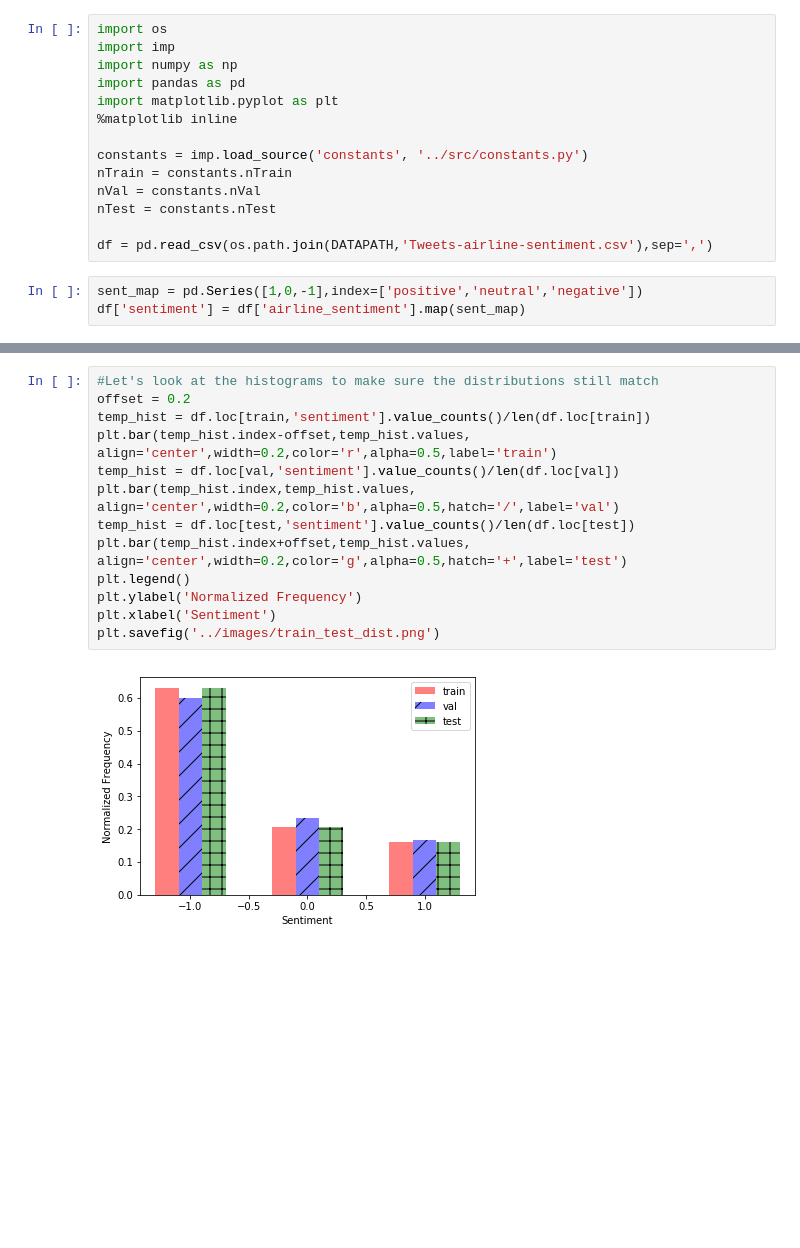
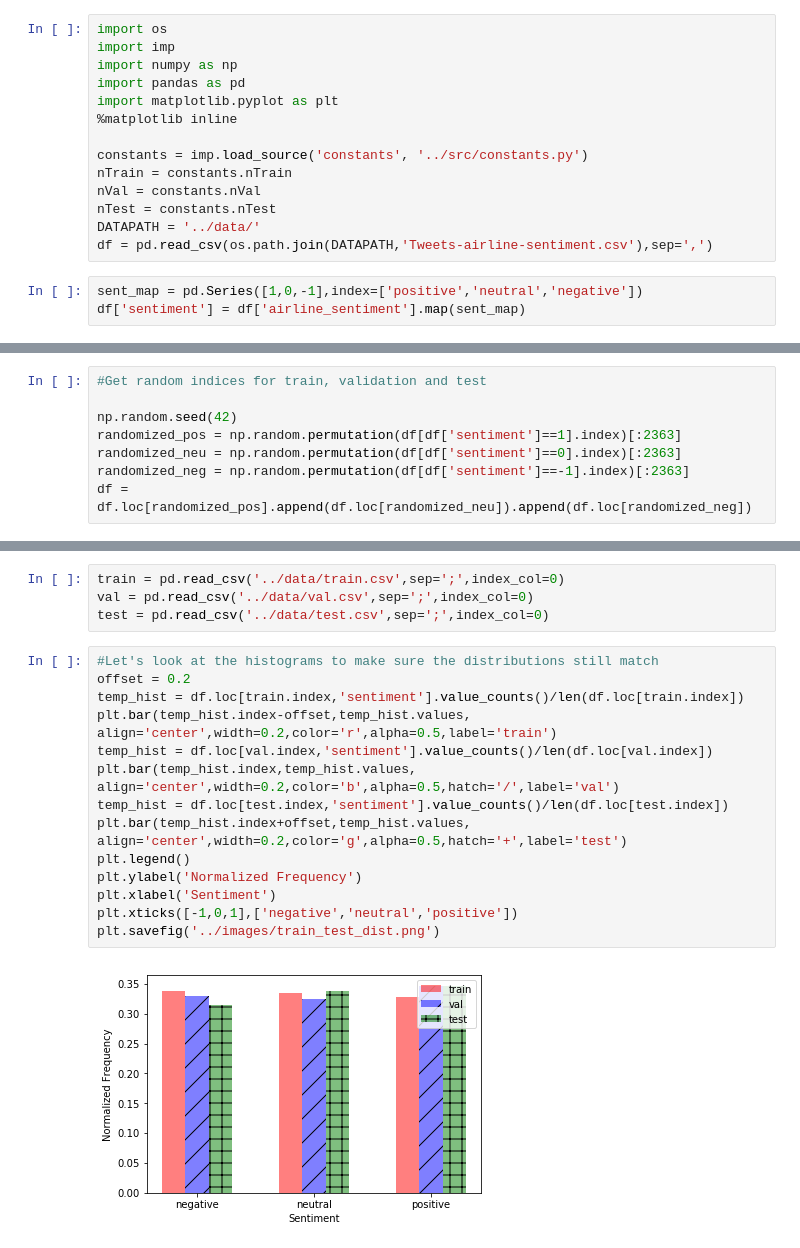
Before and after one commit to robertahunt/Twitter-Airline-Sentiment-Analysis, a Jupyter notebook: playground/Train Test Split.ipynb, the cells around one changed output, grey strips where cells are left out. Drawn from its saved outputs; the diff is of its cells as text; blank space fills up the shorter version.

```diff
--- a/playground/Train Test Split.ipynb
+++ b/playground/Train Test Split.ipynb
@@ -10,7 +10,7 @@ constants = imp.load_source('constants', '../src/constants.py')
 nTrain = constants.nTrain
 nVal = constants.nVal
 nTest = constants.nTest
-
+DATAPATH = '../data/'
 df = pd.read_csv(os.path.join(DATAPATH,'Tweets-airline-sentiment.csv'),sep=',')
 # %%
 sent_map = pd.Series([1,0,-1],index=['positive','neutral','negative'])
@@ -18 +22,9 @@ df['sentiment'] = df['airline_sentiment'].map(sent_map)
+# %%
+#Get random indices for train, validation and test
+
+np.random.seed(42)
+randomized_pos = np.random.permutation(df[df['sentiment']==1].index)[:2363]
+randomized_neu = np.random.permutation(df[df['sentiment']==0].index)[:2363]
+randomized_neg = np.random.permutation(df[df['sentiment']==-1].index)[:2363]
+df = df.loc[randomized_pos].append(df.loc[randomized_neu]).append(df.loc[randomized_neg])
 # %%
@@ -28,15 +38,20 @@ df.loc[test,out_columns].to_csv('../data/test.csv',sep=';')
+# %%
+train = pd.read_csv('../data/train.csv',sep=';',index_col=0)
+val = pd.read_csv('../data/val.csv',sep=';',index_col=0)
+test = pd.read_csv('../data/test.csv',sep=';',index_col=0)
 # %%
 #Let's look at the histograms to make sure the distributions still match
 offset = 0.2
-temp_hist = df.loc[train,'sentiment'].value_counts()/len(df.loc[train])
+temp_hist = df.loc[train.index,'sentiment'].value_counts()/len(df.loc[train.index])
 plt.bar(temp_hist.index-offset,temp_hist.values, align='center',width=0.2,color='r',alpha=0.5,label='train')
-temp_hist = df.loc[val,'sentiment'].value_counts()/len(df.loc[val])
+temp_hist = df.loc[val.index,'sentiment'].value_counts()/len(df.loc[val.index])
 plt.bar(temp_hist.index,temp_hist.values, align='center',width=0.2,color='b',alpha=0.5,hatch='/',label='val')
-temp_hist = df.loc[test,'sentiment'].value_counts()/len(df.loc[test])
+temp_hist = df.loc[test.index,'sentiment'].value_counts()/len(df.loc[test.index])
 plt.bar(temp_hist.index+offset,temp_hist.values, align='center',width=0.2,color='g',alpha=0.5,hatch='+',label='test')
 plt.legend()
 plt.ylabel('Normalized Frequency')
 plt.xlabel('Sentiment')
+plt.xticks([-1,0,1],['negative','neutral','positive'])
 plt.savefig('../images/train_test_dist.png')
 # %% [output]
-[figure, old version]
+[figure, new version]
```
Also changed, not shown: parts of 2 cells of this notebook, 11 other files.
